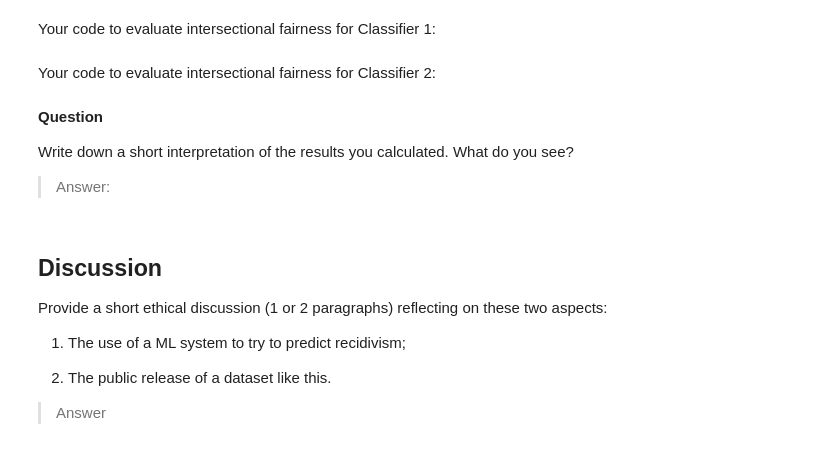
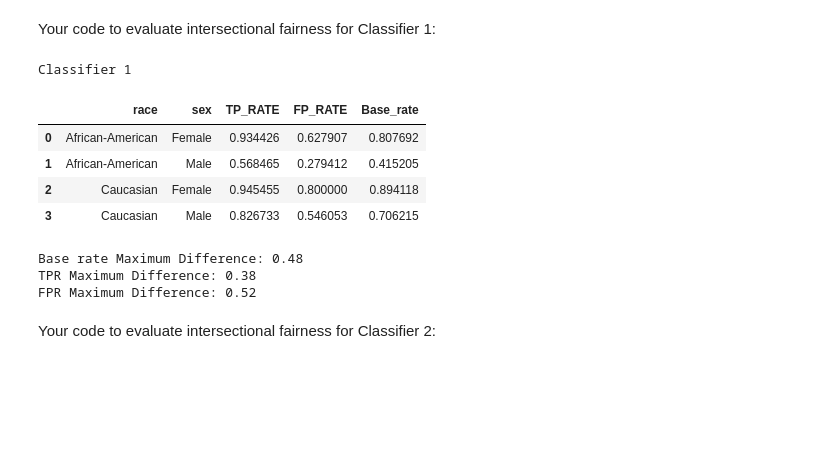
Before and after one commit to tkarab/HCML_assignments, a Jupyter notebook: Assignment 1/INFOMHCML_Programming_assignment_fairness2026.ipynb, the cells around one changed output. Cells and saved outputs as stored; diff of their text form; code cells hidden in the pictures; blank space fills up the shorter version.

```diff
--- a/Assignment 1/INFOMHCML_Programming_assignment_fairness2026.ipynb
+++ b/Assignment 1/INFOMHCML_Programming_assignment_fairness2026.ipynb
@@ -176,0 +361,17 @@ Train a logistic regression classifier with the race feature and all other featu
+# %%
+# Your code for classifier 1
+from sklearn.linear_model import LogisticRegression
+from sklearn.metrics import accuracy_score, precision_score, recall_score, f1_score, classification_report
+
+def create_and_train_LogReg(X_train, Y_train, X_test,  Y_test):
+    model = LogisticRegression()
+    model.fit(X_train, Y_train)
+    test_pred = model.predict(X_test)
+
+    return model
+
+classifier_1 = LogisticRegression()
+classifier_1.fit(X_train, Y_train)
+test_pred_1 = classifier_1.predict(X_test)
+
+measure(ground_truth=Y_test, prediction=test_pred_1, race_group=X_test['race'])
@@ -314,2 +728,48 @@ Your code to evaluate intersectional fairness for Classifier 1:
+# %%
+# Your code for intersectional fairness
+c1_intersec_results = pd.DataFrame({
+    "race" : X_test['race'],
+    "sex" : X_test['sex'],
+    "prediction" : test_pred_1,
+    "ground_truth" : Y_test
+}).reset_index(drop=True)
+
+print("Classifier 1\n")
+
+c1_intersec_results['race'] = c1_intersec_results['race'].replace(0, 'African-American')
+c1_intersec_results['race'] = c1_intersec_results['race'].replace(1, 'Caucasian')
+
+c1_intersec_results['sex'] = c1_intersec_results['sex'].replace(0, 'Female')
+c1_intersec_results['sex'] = c1_intersec_results['sex'].replace(1, 'Male')
+
+c1_intersec_results['FP'] = (c1_intersec_results['prediction'] == 0) & (c1_intersec_results['ground_truth'] == 1).astype(int)
+c1_intersec_results['FN'] = (c1_intersec_results['prediction'] == 1) & (c1_intersec_results['ground_truth'] == 0).astype(int)
+c1_intersec_results['TP'] = (c1_intersec_results['prediction'] == 0) & (c1_intersec_results['ground_truth'] == 0).astype(int)
+c1_intersec_results['TN'] = (c1_intersec_results['prediction'] == 1) & (c1_intersec_results['ground_truth'] == 1).astype(int)
+
+intersec_metrics_1 = c1_intersec_results.groupby(["race","sex"]).agg(
+  FP = ("FP", "sum"),
+  FN = ("FN", "sum"),
+  TP = ("TP", "sum"),
+  TN = ("TN", "sum"),
+  Base_rate = ("prediction", lambda x: 1-x.mean())
+).reset_index()
+
+intersec_metrics_1['TP_RATE'] = intersec_metrics_1.TP / (intersec_metrics_1.TP + intersec_metrics_1.FN)
+intersec_metrics_1['FP_RATE'] = intersec_metrics_1.FP / (intersec_metrics_1.FP + intersec_metrics_1.TN)
+display(intersec_metrics_1[['race','sex', 'TP_RATE', 'FP_RATE', 'Base_rate']])
+print(f"\n\nBase rate Maximum Difference: {intersec_metrics_1['Base_rate'].max() - intersec_metrics_1['Base_rate'].min():.2f}")
+print(f"TPR Maximum Difference: {intersec_metrics_1['TP_RATE'].max() - intersec_metrics_1['TP_RATE'].min():.2f}")
+print(f"FPR Maximum Difference: {intersec_metrics_1['FP_RATE'].max() - intersec_metrics_1['FP_RATE'].min():.2f}")
+# %% [output]
+Classifier 1
+|  | race | sex | TP_RATE | FP_RATE | Base_rate |
+| 0 | African-American | Female | 0.934426 | 0.627907 | 0.807692 |
+| 1 | African-American | Male | 0.568465 | 0.279412 | 0.415205 |
+| 2 | Caucasian | Female | 0.945455 | 0.800000 | 0.894118 |
+| 3 | Caucasian | Male | 0.826733 | 0.546053 | 0.706215 |
+Base rate Maximum Difference: 0.48
+TPR Maximum Difference: 0.38
+FPR Maximum Difference: 0.52
 # %% [markdown]
 Your code to evaluate intersectional fairness for Classifier 2:
@@ -318,14 +775,0 @@ Your code to evaluate intersectional fairness for Classifier 2:
-# %% [markdown]
-**Question**
-
-Write down a short interpretation of the results you calculated. What do you see?
-> Answer:
-# %% [markdown]
-## Discussion
-Provide a short ethical discussion (1 or 2 paragraphs) reflecting on these two aspects:
-
-1) The use of a ML system to try to predict recidivism;
-
-2) The public release of a dataset like this.
-
-> Answer
```
Also changed, not shown: parts of 36 cells of this notebook, 1 other file.
